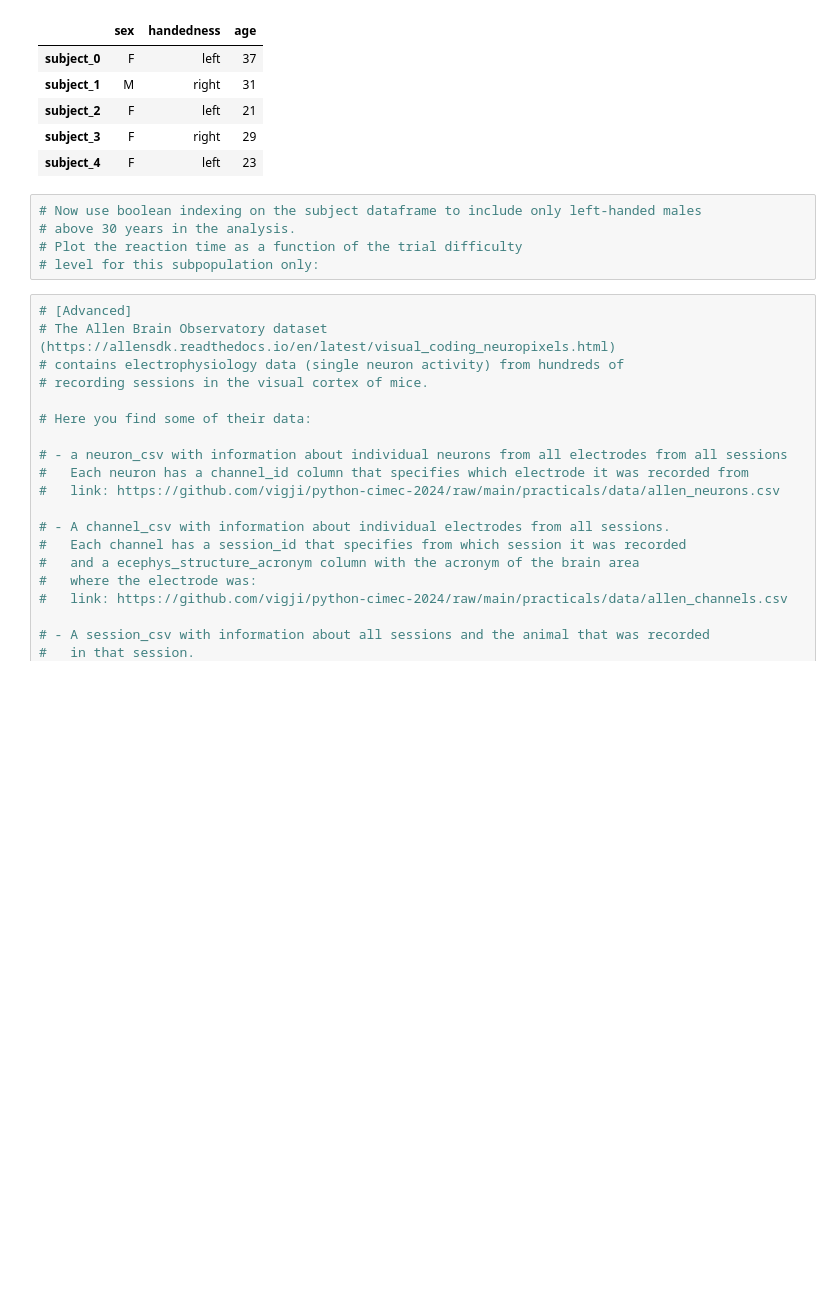
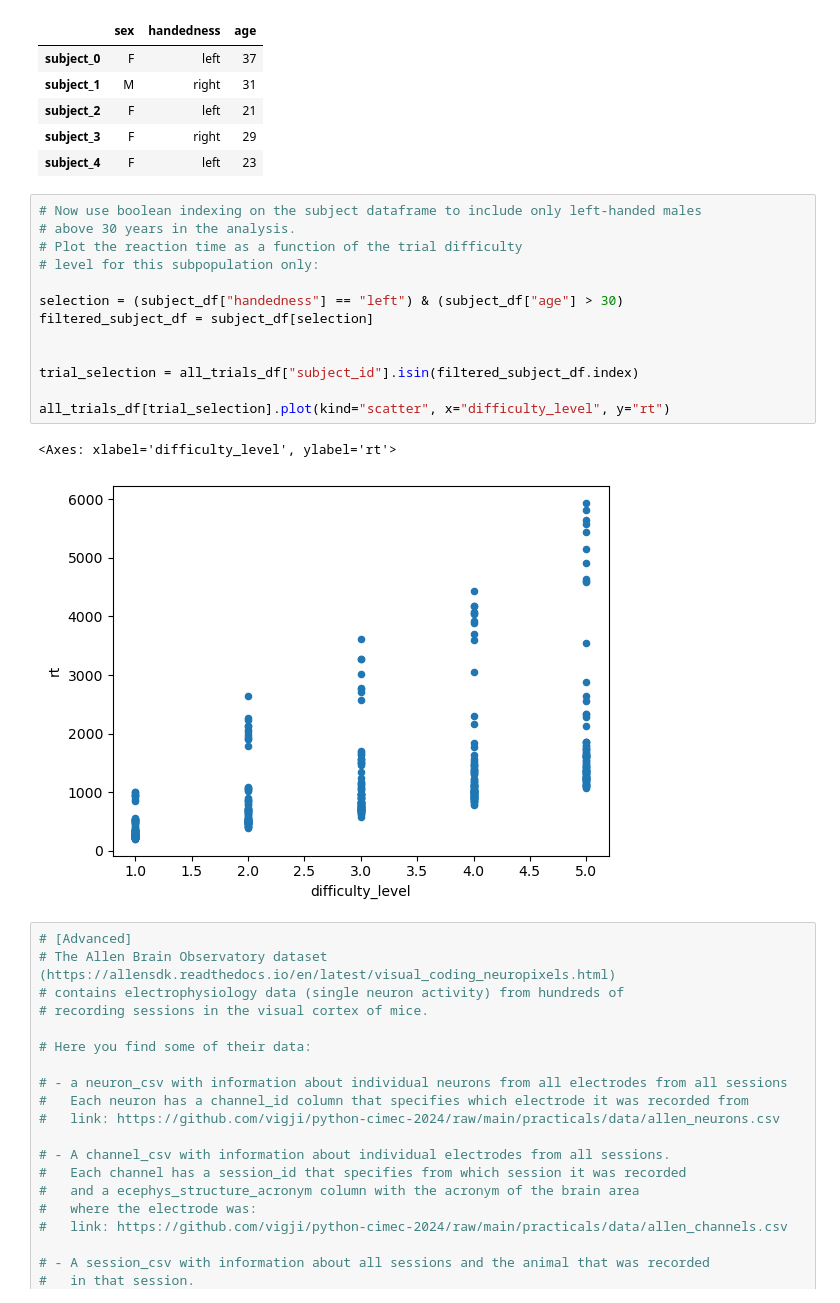
Before and after one commit to vigji/python-cimec-2024, a Jupyter notebook: practicals/Practicals_1.4.ipynb, the cells around one changed output. Drawn from its saved outputs; the diff is of its cells as text; blank space fills up the shorter version.

```diff
--- a/practicals/Practicals_1.4.ipynb
+++ b/practicals/Practicals_1.4.ipynb
@@ -82,8 +115,19 @@ subject_df.head()
 # %%
 # Now use boolean indexing on the subject dataframe to include only left-handed males
 # above 30 years in the analysis.
 # Plot the reaction time as a function of the trial difficulty
 # level for this subpopulation only:
+
+selection = (subject_df["handedness"] == "left") & (subject_df["age"] > 30)
+filtered_subject_df = subject_df[selection]
+
+
+trial_selection = all_trials_df["subject_id"].isin(filtered_subject_df.index)
+
+all_trials_df[trial_selection].plot(kind="scatter", x="difficulty_level", y="rt")
+# %% [output]
+<Axes: xlabel='difficulty_level', ylabel='rt'>
+[figure, added]
 # %%
 # [Advanced]
 # The Allen Brain Observatory dataset (https://allensdk.readthedocs.io/en/latest/visual_coding_neuropixels.html)
```
Also changed, not shown: parts of 7 cells of this notebook, 1 other file.
